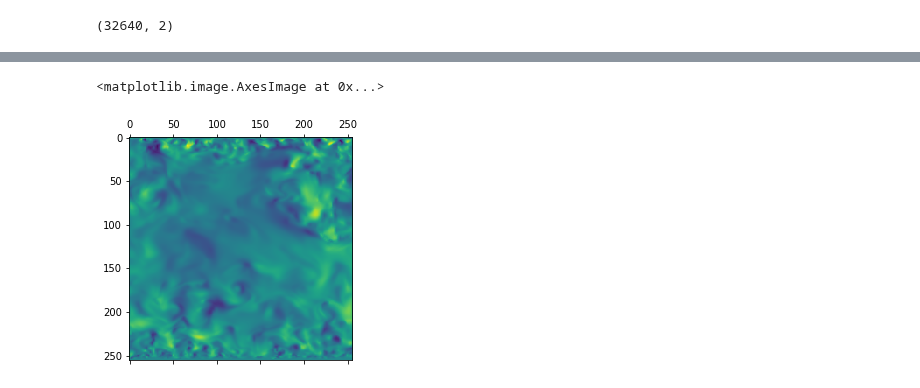
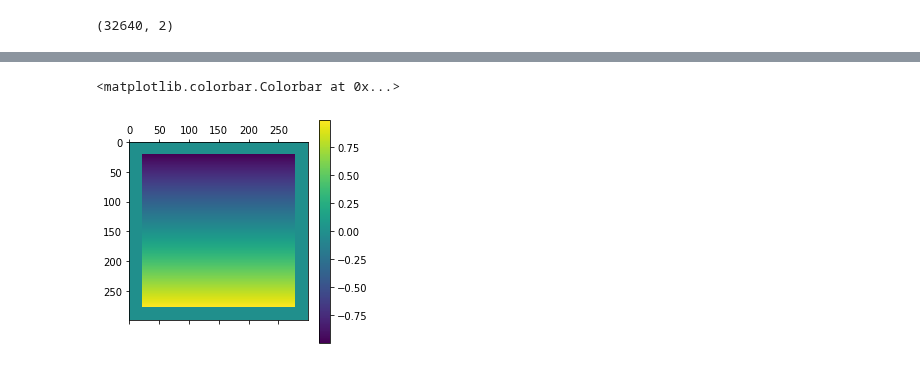
Before and after one commit to Theosau/superresolution, a Jupyter notebook: sample.ipynb, the cells around one changed output, grey strips where cells are left out. Cells and saved outputs as stored; diff of their text form; code cells hidden in the pictures.

```diff
--- a/sample.ipynb
+++ b/sample.ipynb
@@ -58,3 +61,5 @@ yeval_flattened = np.expand_dims(yeval.flatten(), axis=1)
 # interpolate the values at the regular grid points
 us_interp = griddata(coords_flattened_2d, us2d_flattened, (yeval, xeval), method='linear', fill_value=0)
 vs_interp = griddata(coords_flattened_2d, vs2d_flattened, (yeval, xeval), method='linear', fill_value=0)
+ps_interp = griddata(coords_flattened_2d, ps2d_flattened, (yeval, xeval), method='linear', fill_value=0)
+ws_interp = griddata(coords_flattened_2d, ws2d_flattened, (yeval, xeval), method='linear', fill_value=0)
@@ -66,8 +78,14 @@ plt.matshow(us_interp.squeeze().T)
-# %%
-plt.matshow(vs_interp.squeeze().T)
-# %% [output]
-<matplotlib.image.AxesImage at 0x...>
-[figure, removed]
+# %%
+flow = np.concatenate((xeval, yeval, us_interp, vs_interp, ps_interp), axis=-1)
+# %%
+flow_padded = np.zeros((300, 300, 5))
+flow_padded[22:-22, 22:-22, :] = flow
+# %%
+plt.matshow(flow_padded[...,1])
+plt.colorbar()
+# %% [output]
+<matplotlib.colorbar.Colorbar at 0x...>
+[figure, added]
 # %%
 # xv, yv, zv = np.meshgrid(xs, ys, zs) #, indexing="xy")
 # gather all the positions
```
Also changed, not shown: parts of 4 cells of this notebook.
